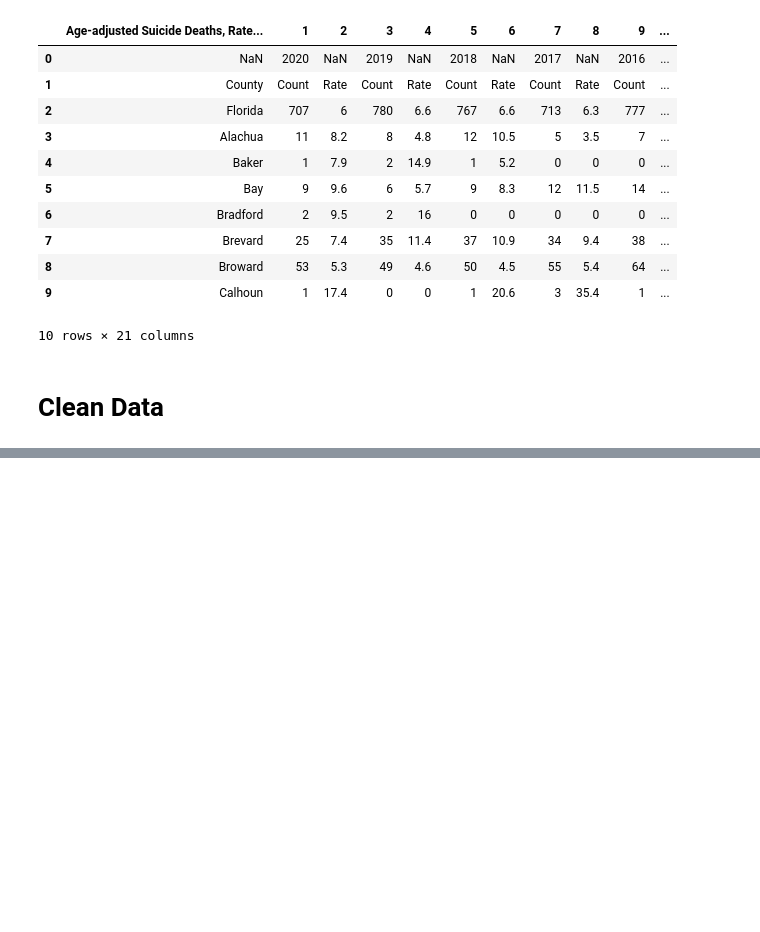
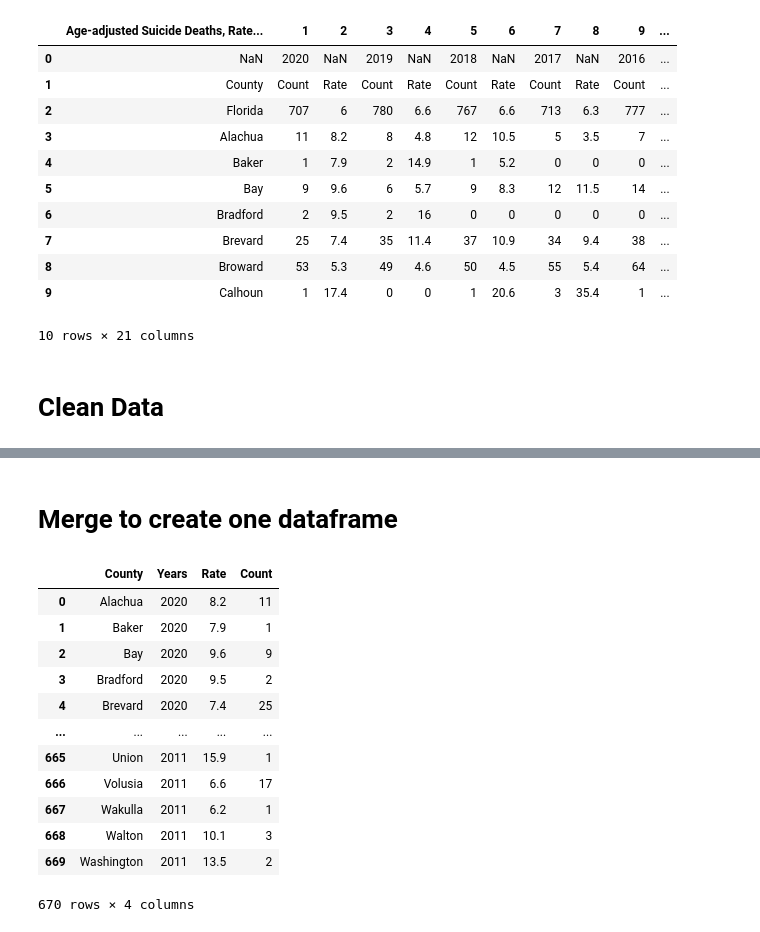
Before and after one commit to j89livingston/FSPC_Dashboard, a Jupyter notebook: Resources/Florida Suicide by Gender/Florida suicide female.ipynb, the cells around one changed output, grey strips where cells are left out. Saved outputs shown, nothing was run; the diff lists cells and outputs as text; code cells hidden in the pictures; blank space fills up the shorter version.

```diff
--- a/Resources/Florida Suicide by Gender/Florida suicide female.ipynb
+++ b/Resources/Florida Suicide by Gender/Florida suicide female.ipynb
@@ -93,0 +120,9 @@ dtype: int64
+# %%
+#Unpivot the columns to create a Years column
+pivdatarate = pd.melt(onlyrate,
+            id_vars='County',
+            value_vars=list(onlyrate.columns[1:]),
+            var_name='Years',
+            value_name='Rate')
+
+pivdatarate
@@ -93,0 +153,3 @@ dtype: int64
+# %%
+# Drop all rows containing Rate
+onlycount = female_data[female_data.columns.drop(list(female_data.filter(regex='Rate')))]
@@ -93,0 +188,20 @@ dtype: int64
+# %% [markdown]
+# Merge to create one dataframe
+# %%
+#Merge pivdatarate with pivdatacount to make one dataframe
+merge_df = pd.merge(pivdatarate, pivdatacount)
+merge_df
+# %% [output]
+|  | County | Years | Rate | Count |
+| 0 | Alachua | 2020 | 8.2 | 11 |
+| 1 | Baker | 2020 | 7.9 | 1 |
+| 2 | Bay | 2020 | 9.6 | 9 |
+| 3 | Bradford | 2020 | 9.5 | 2 |
+| 4 | Brevard | 2020 | 7.4 | 25 |
+| ... | ... | ... | ... | ... |
+| 665 | Union | 2011 | 15.9 | 1 |
+| 666 | Volusia | 2011 | 6.6 | 17 |
+| 667 | Wakulla | 2011 | 6.2 | 1 |
+| 668 | Walton | 2011 | 10.1 | 3 |
+| 669 | Washington | 2011 | 13.5 | 2 |
+670 rows × 4 columns
```
Also changed, not shown: parts of 15 cells of this notebook, 2 other files.
